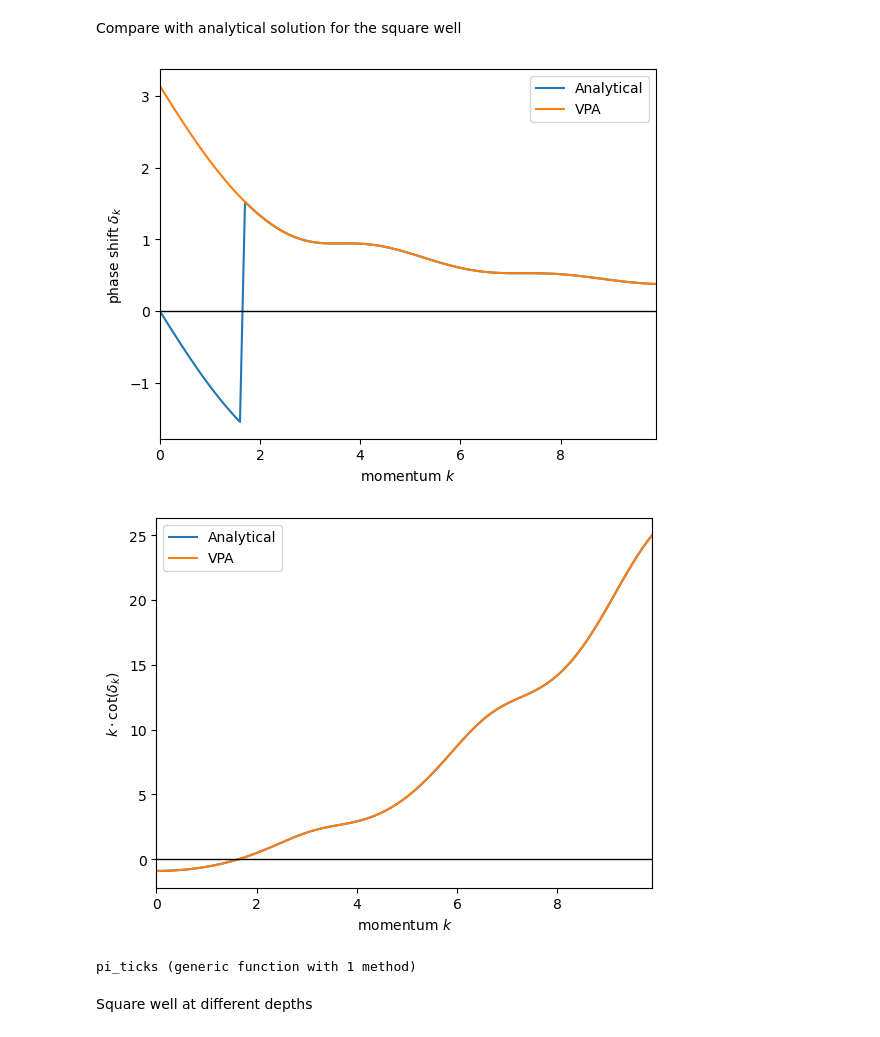
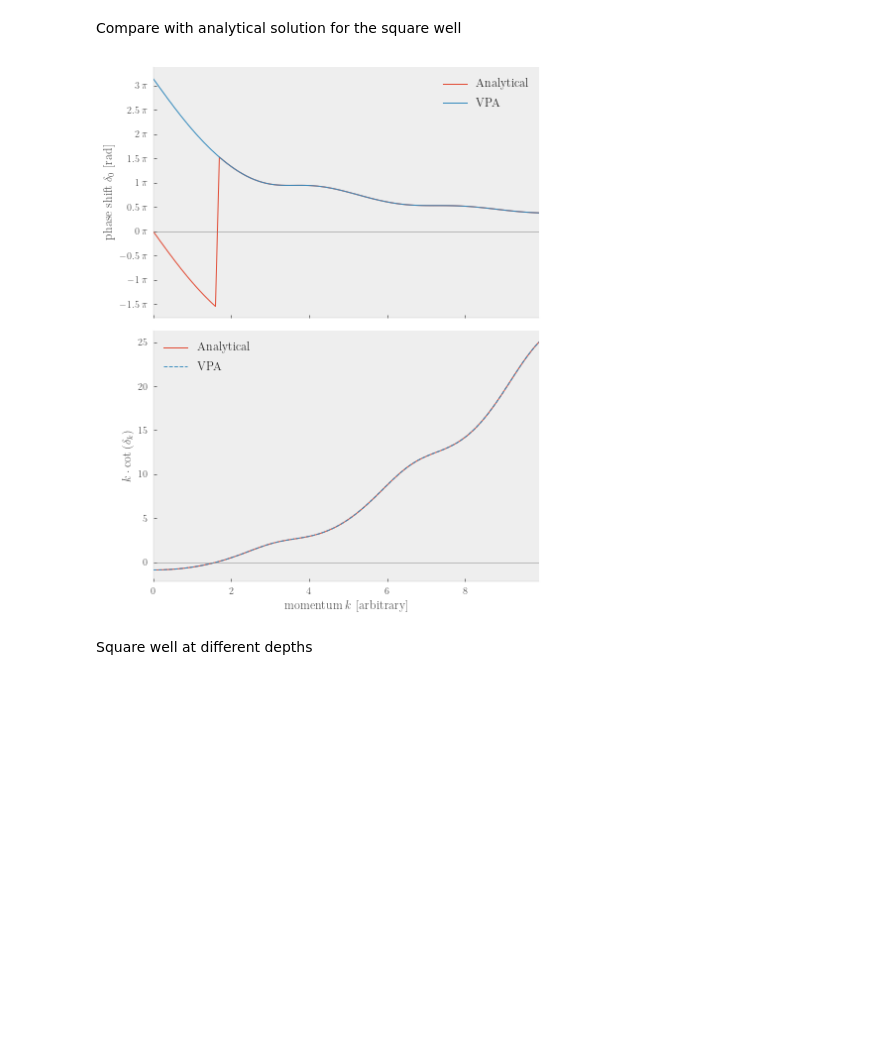
Before and after one commit to ErlendLima/NuclearForces, a Jupyter notebook: project1/notebook/Project.ipynb, the cells around one changed output. Drawn from its saved outputs; the diff is of its cells as text; code cells hidden in the pictures; blank space fills up the shorter version.

```diff
--- a/project1/notebook/Project.ipynb
+++ b/project1/notebook/Project.ipynb
@@ -48,3 +85,7 @@ cmap (generic function with 1 method)
 V = SquareWell(4.0)
 r = 0.0001:0.001:2.0
 plot(r, V.(r))
+# %%
+for k in keys(rcParams)
+    println(k)
+end
@@ -135,16 +200,14 @@ PyObject <matplotlib.legend.Legend object at 0x...>
 # Use the reid potential and RMatrix method with N steps
 V = SquareWell(4.0)
 method = VPA()
-# Mass of n+p in MeV in lab frame in units [fm⁻¹]
-mass = (939.565 + 939.272)/2/197
-mass = 2.0
+mass = 1.0
 
 # Compute the phase shift
 k = 0.001:0.1:10
-δ = phaseshift(k, mass, V, method, rspan=(0.001, 15.0))
+δ = phaseshift(k, mass, V, method)
 
 # Plot the phase shift
-fig, ax = plt.subplots()
-ax.plot(k, δ)
-ax.axhline(y=0, c="k", linewidth=1)
+fig, ax = newfig()
+ax.plot(k, δ, "-")
+ax.axhline(y=0, c="gray", linewidth=0.5)
 # %% [output]
@@ -153,42 +216,30 @@ PyObject <matplotlib.lines.Line2D object at 0x...>
 # %% [markdown]
 Compare with analytical solution for the square well
 # %%
-fig, ax = plt.subplots()
-exact = analyticalsmooth(V, 1.0, Ek(k))
-ax.plot(k, exact, label="Analytical")
-ax.plot(k, δ, label="VPA")
-ax.set_xlim(0, maximum(k))
-ax.set_xlabel(L"momentum $k$")
-ax.set_ylabel(L"phase shift $\delta_k$")
-ax.axhline(y=0, c="k", linewidth=1)
-ax.legend()
+fig, (ax1, ax2) = newfig(nrows=2, sharex=true, tight_layout=true)
+exact = analyticalsmooth(V, 1.0, k, space=:k)
+ax1.plot(k, exact, label="Analytical")
+ax1.plot(k, δ, label="VPA")
+ax1.set_xlim(0, maximum(k))
+ax1.set_ylabel(L"phase shift $\delta_0$ [rad]")
+ax1.axhline(y=0, c="gray", linewidth=0.5)
+pi_ticks(ax1.yaxis)
+ax1.legend()
 
-fig, ax = plt.subplots()
 exact_smooth = @. k/tan(exact)
 δ_smooth = @. k/tan(δ)
-ax.plot(k, exact_smooth, label="Analytical")
-ax.plot(k, δ_smooth, label="VPA")
-ax.set_xlim(0, maximum(k))
-ax.set_xlabel(L"momentum $k$")
-ax.set_ylabel(L"$k \cdot \cot{(\delta_k)}$")
+ax2.plot(k, exact_smooth, label="Analytical")
+ax2.plot(k, δ_smooth, "--", label="VPA")
+ax2.set_xlim(0, maximum(k))
+ax2.set_xlabel(L"momentum $k$ [arbitrary]")
+ax2.set_ylabel(L"$k \cdot \cot{(\delta_k)}$")
 #ax.plot(k, 4π*sin.(deg2rad.(δ)).^2 ./k.^2)
-ax.axhline(y=0, c="k", linewidth=1)
-ax.legend()
+ax2.axhline(y=0, c="gray", linewidth=0.5)
+ax2.legend()
+#pi_ticks(ax2.yaxis)
 savefig(fig, "analytical_cot.pdf")
 # %% [output]
-[figure, old version]
+[figure, new version]
-[figure, removed]
-# %%
-matplotlib = pyimport("matplotlib")
-
-function pi_ticks(ax)
-    ticker = matplotlib.ticker.FormatStrFormatter(raw"$%g \: \pi$")
-    locator = matplotlib.ticker.MultipleLocator(base=0.5)
-    ax.set_major_formatter(ticker)
-    ax.set_major_locator(locator)
-end
-# %% [output]
-pi_ticks (generic function with 1 method)
 # %% [markdown]
 Square well at different depths
 # %%
```
Also changed, not shown: parts of 66 cells of this notebook, 35 other files.
